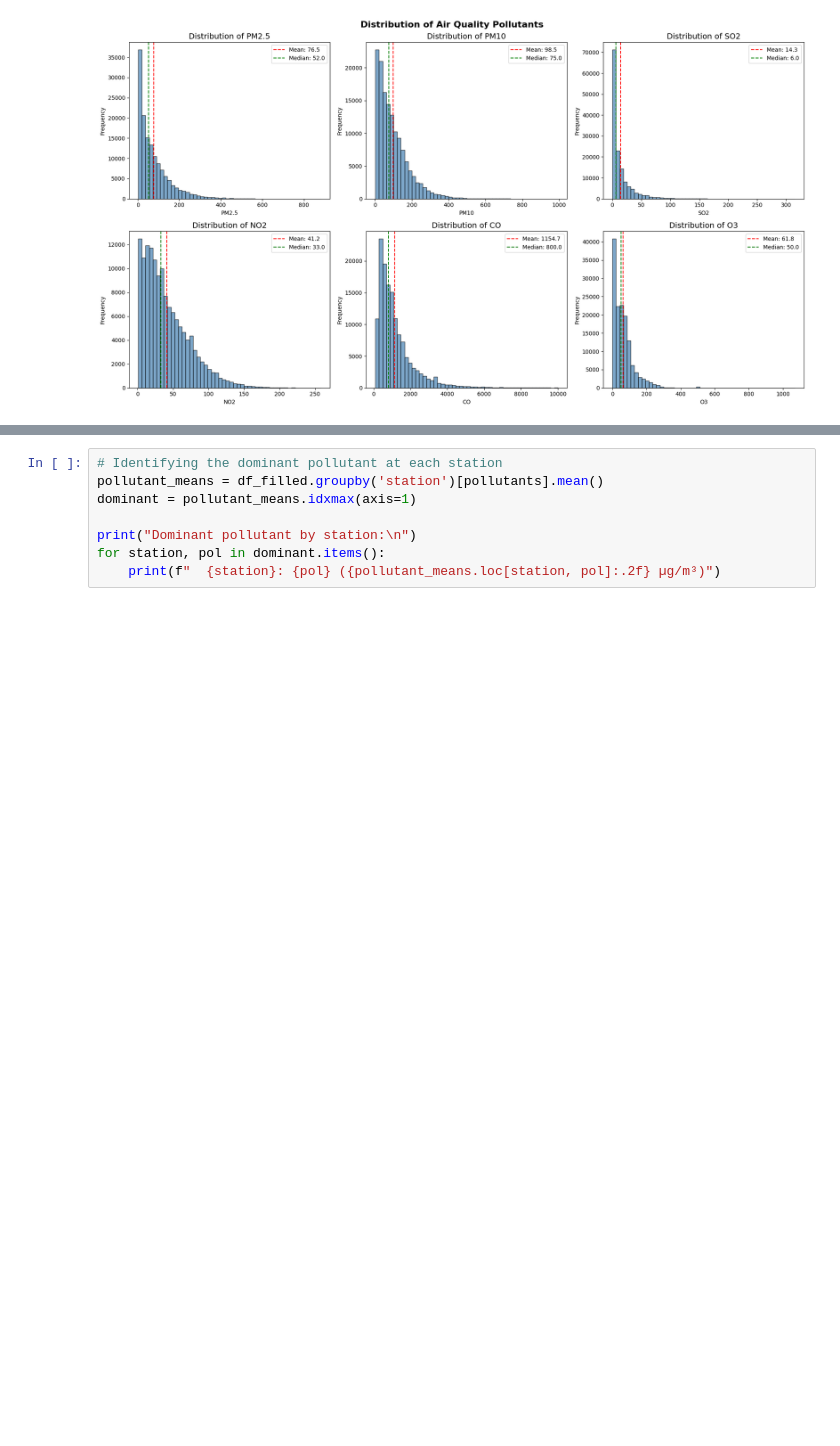
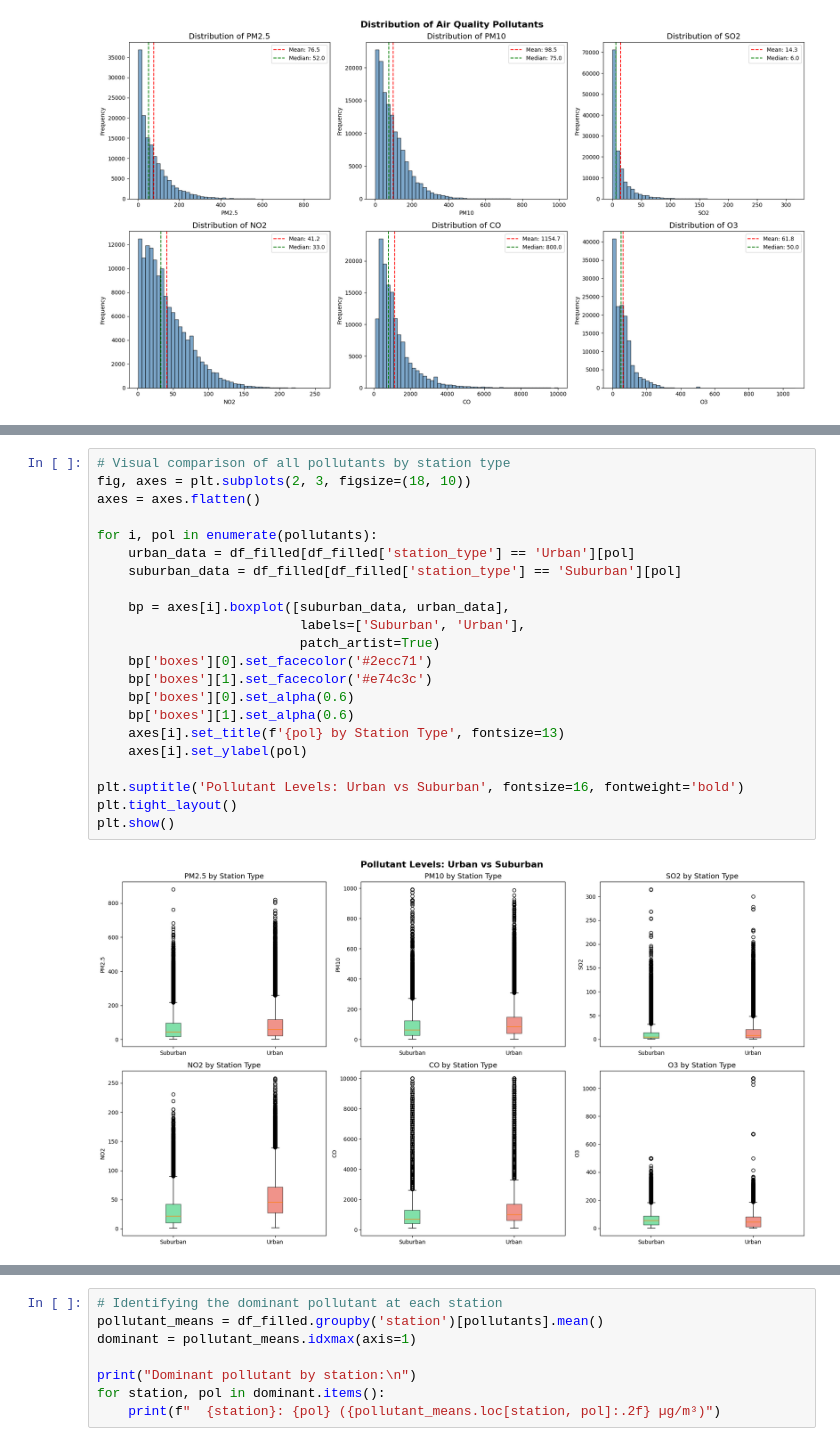
Before and after one commit to Ayomide-baga/CMP7005-PRAC1, a Jupyter notebook: CMP7005_PRAC1.ipynb, the cells around one changed output, grey strips where cells are left out. Saved outputs shown, nothing was run; the diff lists cells and outputs as text; blank space fills up the shorter version.

Commit message:
Compared urban and sururban pollution using boxplots,  checked dominant pollutants. Introduced visualisations for composition breakdown, and AQI spread.

```diff
--- a/CMP7005_PRAC1.ipynb
+++ b/CMP7005_PRAC1.ipynb
@@ -1009,0 +1064,24 @@ plt.show()
+# %%
+# Visual comparison of all pollutants by station type
+fig, axes = plt.subplots(2, 3, figsize=(18, 10))
+axes = axes.flatten()
+
+for i, pol in enumerate(pollutants):
+    urban_data = df_filled[df_filled['station_type'] == 'Urban'][pol]
+    suburban_data = df_filled[df_filled['station_type'] == 'Suburban'][pol]
+
+    bp = axes[i].boxplot([suburban_data, urban_data],
+                          labels=['Suburban', 'Urban'],
+                          patch_artist=True)
+    bp['boxes'][0].set_facecolor('#2ecc71')
+    bp['boxes'][1].set_facecolor('#e74c3c')
+    bp['boxes'][0].set_alpha(0.6)
+    bp['boxes'][1].set_alpha(0.6)
+    axes[i].set_title(f'{pol} by Station Type', fontsize=13)
+    axes[i].set_ylabel(pol)
+
+plt.suptitle('Pollutant Levels: Urban vs Suburban', fontsize=16, fontweight='bold')
+plt.tight_layout()
+plt.show()
+# %% [output]
+[figure, added]
```
Also changed, not shown: parts of 12 cells of this notebook.
